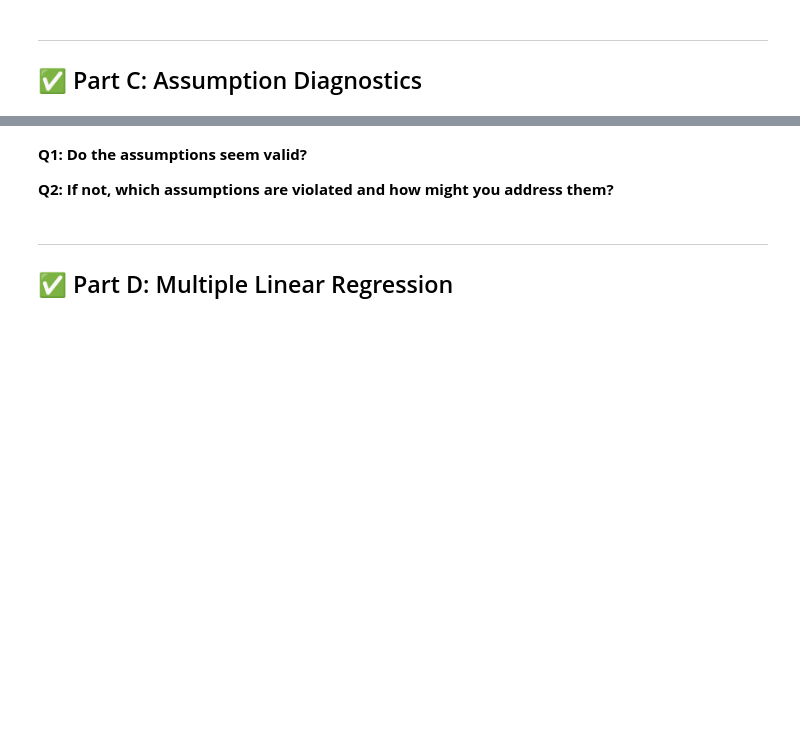
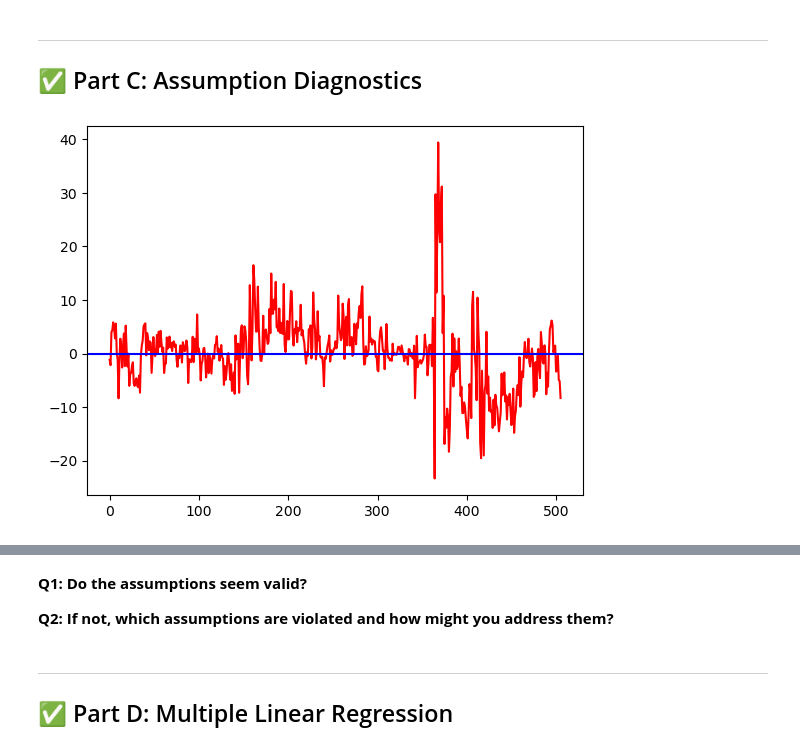
Before and after one commit to bruno-sassi/data_analytics_MSc, a Jupyter notebook: Projects/CaseStudy3/M6/Linear_Regression_Module6_Exercise_questions.ipynb, the cells around one changed output, grey strips where cells are left out. Saved outputs shown, nothing was run; the diff lists cells and outputs as text; code cells hidden in the pictures; blank space fills up the shorter version.

```diff
--- a/Projects/CaseStudy3/M6/Linear_Regression_Module6_Exercise_questions.ipynb
+++ b/Projects/CaseStudy3/M6/Linear_Regression_Module6_Exercise_questions.ipynb
@@ -25,5 +168,11 @@ This notebook is an in-class exercise to explore linear regression using Python,
 ## ✅ Part C: Assumption Diagnostics
 # %%
 # Independence Assumption Check
+df['residuals']= df['MEDV']-df['predicted']
+plt.plot(df['residuals'],color = 'red')
+plt.axhline(y=0, color = 'blue')
+plt.show()
+# %% [output]
+[figure, added]
 # %%
 # Normality Assumption Check
```
Also changed, not shown: parts of 12 cells of this notebook, 12 other files.
